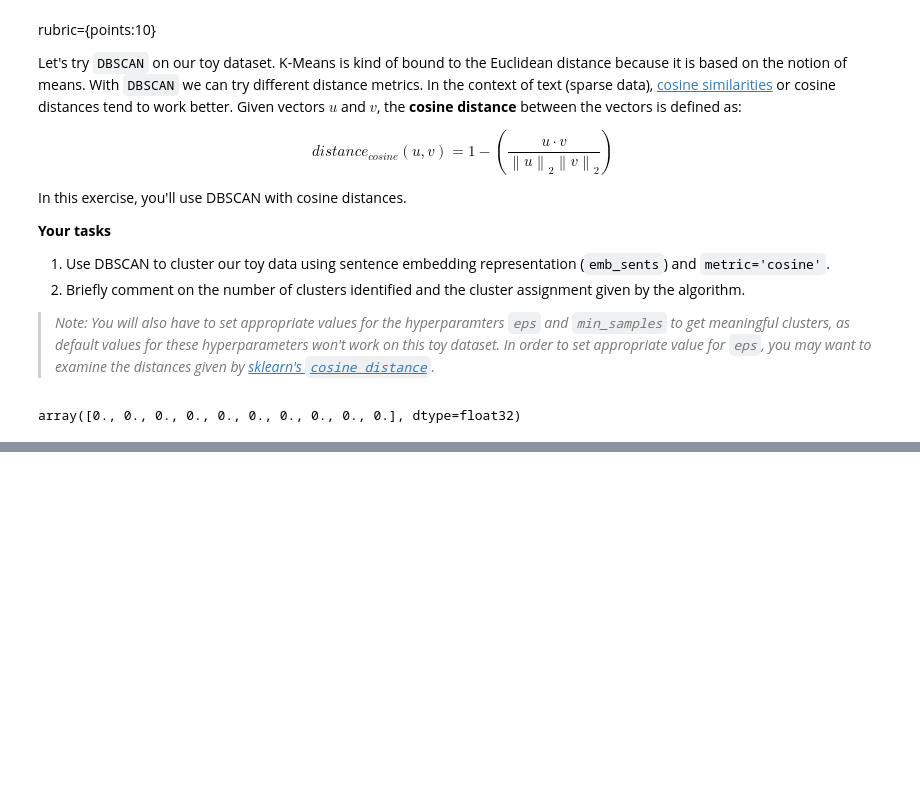
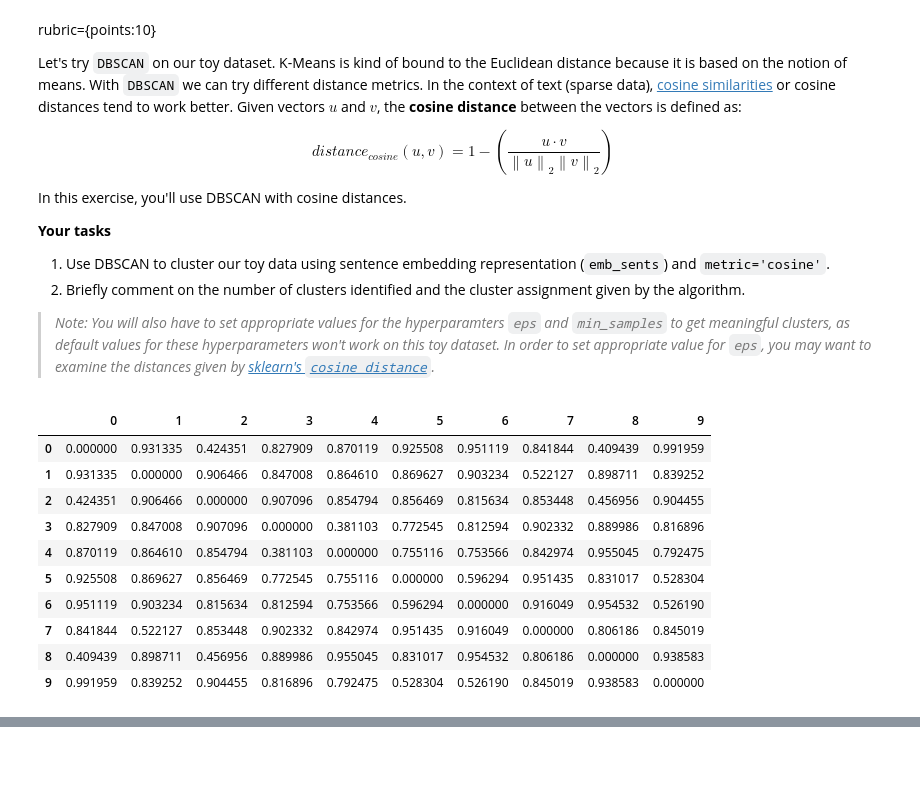
Before and after one commit to skyleapa/cpsc330-2022W2, a Jupyter notebook: hw/hw7/hw7.ipynb, the cells around one changed output, grey strips where cells are left out. Cells and saved outputs as stored; diff of their text form; code cells hidden in the pictures; blank space fills up the shorter version.

```diff
--- a/hw/hw7/hw7.ipynb
+++ b/hw/hw7/hw7.ipynb
@@ -320,6 +339,16 @@ In this exercise, you'll use DBSCAN with cosine distances.
 
 > *Note: You will also have to set appropriate values for the hyperparamters `eps` and `min_samples` to get meaningful clusters, as default values for these hyperparameters won't work on this toy dataset. In order to set appropriate value for `eps`, you may want to examine the distances given by [sklearn's `cosine_distance`](https://scikit-learn.org/stable/modules/generated/sklearn.metrics.pairwise.paired_cosine_distances.html).*
 # %%
-paired_cosine_distances(emb_sents, emb_sents)
+pd.DataFrame(cosine_distances(emb_sents))
 # %% [output]
-array([0., 0., 0., 0., 0., 0., 0., 0., 0., 0.], dtype=float32)
+|  | 0 | 1 | 2 | 3 | 4 | 5 | 6 | 7 | 8 | 9 |
+| 0 | 0.000000 | 0.931335 | 0.424351 | 0.827909 | 0.870119 | 0.925508 | 0.951119 | 0.841844 | 0.409439 | 0.991959 |
+| 1 | 0.931335 | 0.000000 | 0.906466 | 0.847008 | 0.864610 | 0.869627 | 0.903234 | 0.522127 | 0.898711 | 0.839252 |
+| 2 | 0.424351 | 0.906466 | 0.000000 | 0.907096 | 0.854794 | 0.856469 | 0.815634 | 0.853448 | 0.456956 | 0.904455 |
+| 3 | 0.827909 | 0.847008 | 0.907096 | 0.000000 | 0.381103 | 0.772545 | 0.812594 | 0.902332 | 0.889986 | 0.816896 |
+| 4 | 0.870119 | 0.864610 | 0.854794 | 0.381103 | 0.000000 | 0.755116 | 0.753566 | 0.842974 | 0.955045 | 0.792475 |
+| 5 | 0.925508 | 0.869627 | 0.856469 | 0.772545 | 0.755116 | 0.000000 | 0.596294 | 0.951435 | 0.831017 | 0.528304 |
+| 6 | 0.951119 | 0.903234 | 0.815634 | 0.812594 | 0.753566 | 0.596294 | 0.000000 | 0.916049 | 0.954532 | 0.526190 |
+| 7 | 0.841844 | 0.522127 | 0.853448 | 0.902332 | 0.842974 | 0.951435 | 0.916049 | 0.000000 | 0.806186 | 0.845019 |
+| 8 | 0.409439 | 0.898711 | 0.456956 | 0.889986 | 0.955045 | 0.831017 | 0.954532 | 0.806186 | 0.000000 | 0.938583 |
+| 9 | 0.991959 | 0.839252 | 0.904455 | 0.816896 | 0.792475 | 0.528304 | 0.526190 | 0.845019 | 0.938583 | 0.000000 |
```
Also changed, not shown: parts of 25 cells of this notebook.
